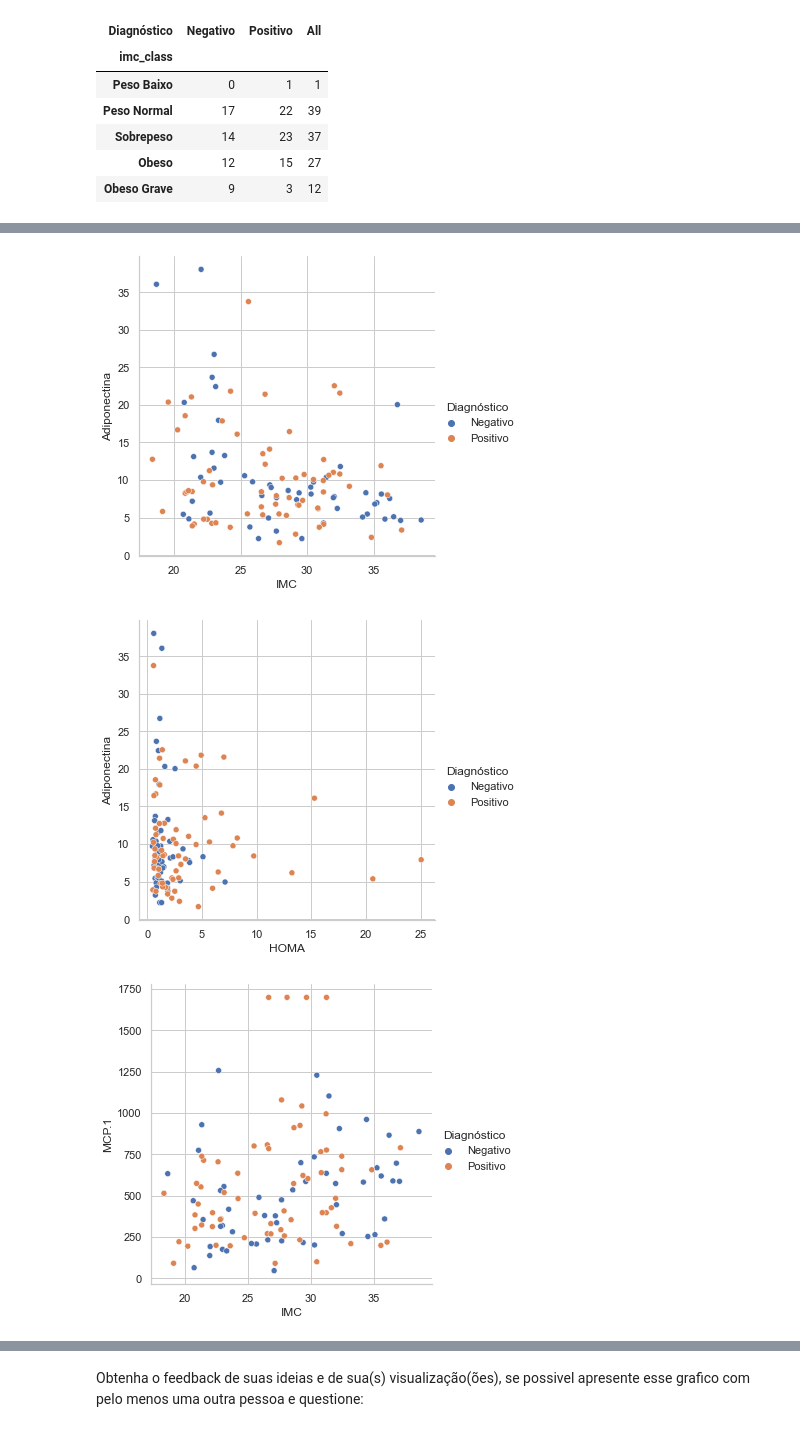
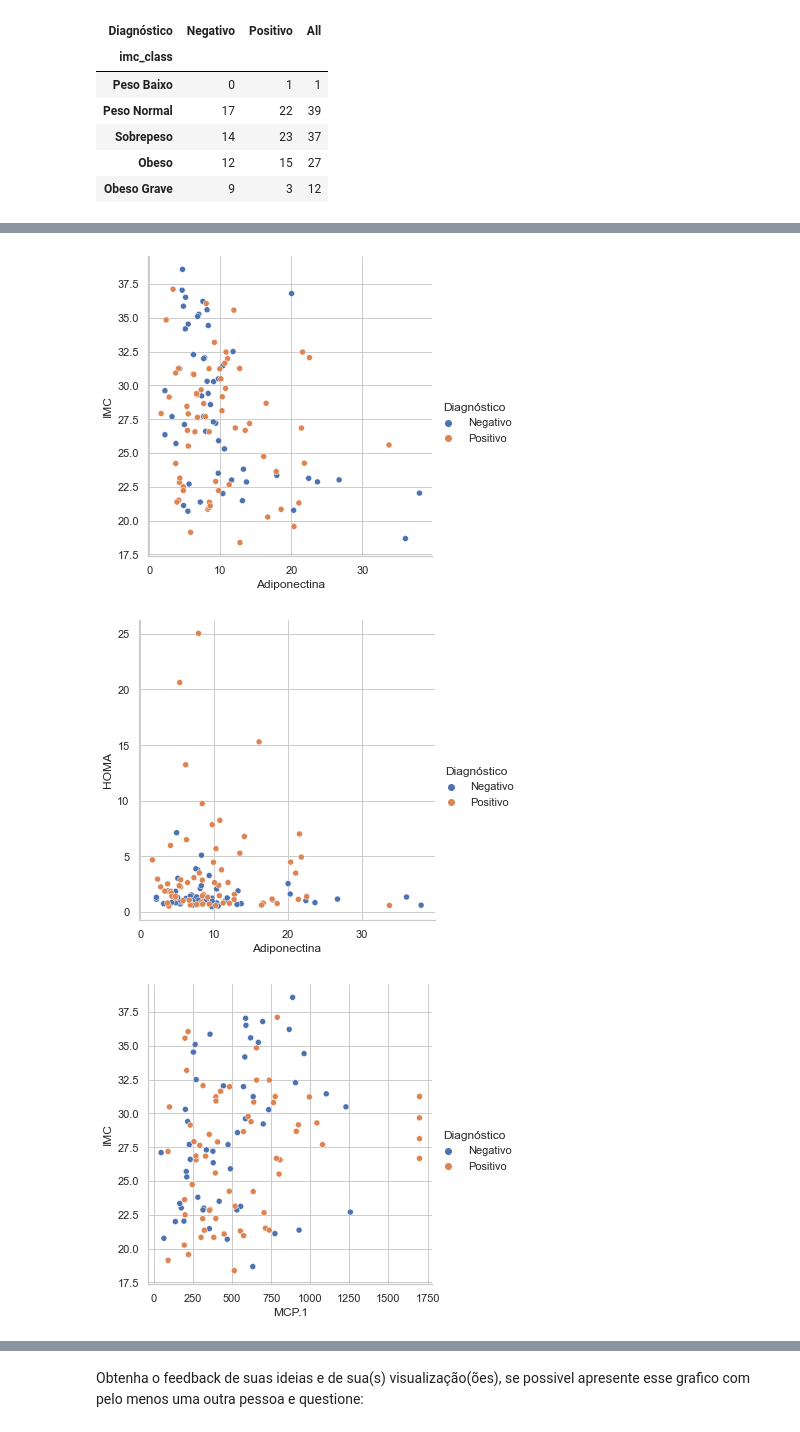
Before and after one commit to flaviowu/Blue_DS, a Jupyter notebook: Modulo2/projeto_02/projeto_2.ipynb, the cells around one changed output, grey strips where cells are left out. Saved outputs shown, nothing was run; the diff lists cells and outputs as text; code cells hidden in the pictures.

```diff
--- a/Modulo2/projeto_02/projeto_2.ipynb
+++ b/Modulo2/projeto_02/projeto_2.ipynb
@@ -62,0 +83,2 @@ data.tail(3)
+# %%
+data['Classification'] = data['Classification'].astype(np.int64)
@@ -288,13 +375,13 @@ sns.relplot(x='HOMA', y='Resistina', hue='Diagnóstico', data=data);
 # %%
-sns.relplot(x='IMC', y='Adiponectina', hue='Diagnóstico', data=data);
+sns.relplot(x='Adiponectina', y='IMC', hue='Diagnóstico', data=data);
 # %% [output]
-[figure, old version]
+[figure, new version]
 # %%
-sns.relplot(x='HOMA', y='Adiponectina', hue='Diagnóstico', data=data);
+sns.relplot(x='Adiponectina', y='HOMA', hue='Diagnóstico', data=data);
 # %% [output]
-[figure, old version]
+[figure, new version]
 # %%
-sns.relplot(x='IMC', y='MCP.1', hue='Diagnóstico', data=data);
+sns.relplot(x='MCP.1', y='IMC', hue='Diagnóstico', data=data);
 # %% [output]
-[figure, old version]
+[figure, new version]
 # %%
```
Also changed, not shown: parts of 50 cells of this notebook.
